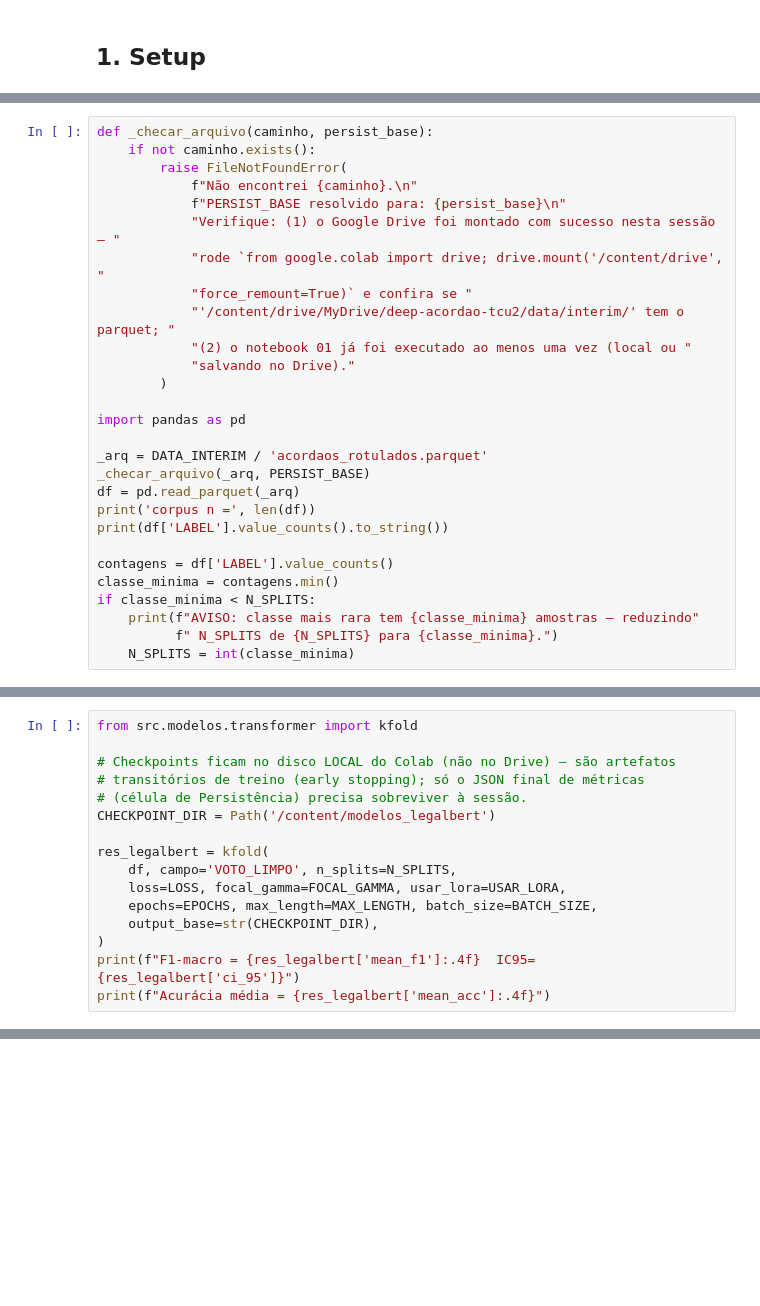
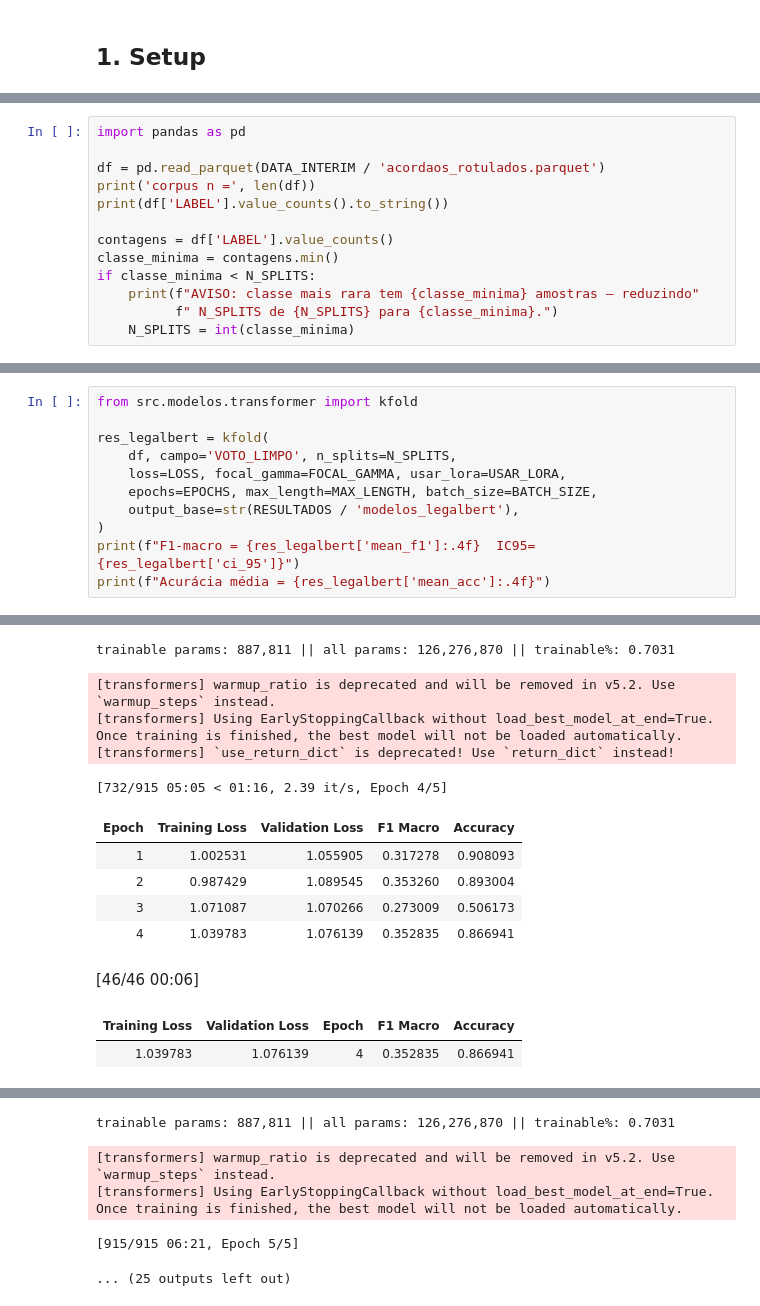
Before and after one commit to bsousa7/deep-acordao-tcu2, a Jupyter notebook: notebooks/04_legalbert_ponderado.ipynb, the cells around one changed output, grey strips where cells are left out. Drawn from its saved outputs; the diff is of its cells as text; blank space fills up the shorter version.

Commit message:
Executado usando o Colab

```diff
--- a/notebooks/04_legalbert_ponderado.ipynb
+++ b/notebooks/04_legalbert_ponderado.ipynb
@@ -114,22 +111,7 @@ print(f'Lendo/gravando dados em: {PERSIST_BASE}')
 # %%
-def _checar_arquivo(caminho, persist_base):
-    if not caminho.exists():
-        raise FileNotFoundError(
-            f"Não encontrei {caminho}.\n"
-            f"PERSIST_BASE resolvido para: {persist_base}\n"
-            "Verifique: (1) o Google Drive foi montado com sucesso nesta sessão — "
-            "rode `from google.colab import drive; drive.mount('/content/drive', "
-            "force_remount=True)` e confira se "
-            "'/content/drive/MyDrive/deep-acordao-tcu2/data/interim/' tem o parquet; "
-            "(2) o notebook 01 já foi executado ao menos uma vez (local ou "
-            "salvando no Drive)."
-        )
-
 import pandas as pd
 
-_arq = DATA_INTERIM / 'acordaos_rotulados.parquet'
-_checar_arquivo(_arq, PERSIST_BASE)
-df = pd.read_parquet(_arq)
+df = pd.read_parquet(DATA_INTERIM / 'acordaos_rotulados.parquet')
 print('corpus n =', len(df))
 print(df['LABEL'].value_counts().to_string())
 
@@ -147,16 +148,12 @@ célula de configuração para a variante Focal Loss (Lin et al., 2017).
 # %%
 from src.modelos.transformer import kfold
-
-# Checkpoints ficam no disco LOCAL do Colab (não no Drive) — são artefatos
-# transitórios de treino (early stopping); só o JSON final de métricas
-# (célula de Persistência) precisa sobreviver à sessão.
-CHECKPOINT_DIR = Path('/content/modelos_legalbert')
 
 res_legalbert = kfold(
     df, campo='VOTO_LIMPO', n_splits=N_SPLITS,
     loss=LOSS, focal_gamma=FOCAL_GAMMA, usar_lora=USAR_LORA,
     epochs=EPOCHS, max_length=MAX_LENGTH, batch_size=BATCH_SIZE,
-    output_base=str(CHECKPOINT_DIR),
+    output_base=str(RESULTADOS / 'modelos_legalbert'),
 )
 print(f"F1-macro = {res_legalbert['mean_f1']:.4f}  IC95={res_legalbert['ci_95']}")
 print(f"Acurácia média = {res_legalbert['mean_acc']:.4f}")
+# %% [output]
@@ -162,0 +178,13 @@ print(f"Acurácia média = {res_legalbert['mean_acc']:.4f}")
+trainable params: 887,811 || all params: 126,276,870 || trainable%: 0.7031
+[transformers] warmup_ratio is deprecated and will be removed in v5.2. Use `warmup_steps` instead.
+[transformers] Using EarlyStoppingCallback without load_best_model_at_end=True. Once training is finished, the best model will not be loaded automatically.
+[transformers] `use_return_dict` is deprecated! Use `return_dict` instead!
+[732/915 05:05 < 01:16, 2.39 it/s, Epoch 4/5]
+| Epoch | Training Loss | Validation Loss | F1 Macro | Accuracy |
+| 1 | 1.002531 | 1.055905 | 0.317278 | 0.908093 |
+| 2 | 0.987429 | 1.089545 | 0.353260 | 0.893004 |
+| 3 | 1.071087 | 1.070266 | 0.273009 | 0.506173 |
+| 4 | 1.039783 | 1.076139 | 0.352835 | 0.866941 |
+[46/46 00:06]
+| Training Loss | Validation Loss | Epoch | F1 Macro | Accuracy |
+| 1.039783 | 1.076139 | 4 | 0.352835 | 0.866941 |
@@ -163 +207,6 @@ print(f"Acurácia média = {res_legalbert['mean_acc']:.4f}")
+trainable params: 887,811 || all params: 126,276,870 || trainable%: 0.7031
+[transformers] warmup_ratio is deprecated and will be removed in v5.2. Use `warmup_steps` instead.
+[transformers] Using EarlyStoppingCallback without load_best_model_at_end=True. Once training is finished, the best model will not be loaded automatically.
+[915/915 06:21, Epoch 5/5]
+... (25 outputs left out)
 # %% [markdown]
```
Also changed, not shown: parts of 20 cells of this notebook.
